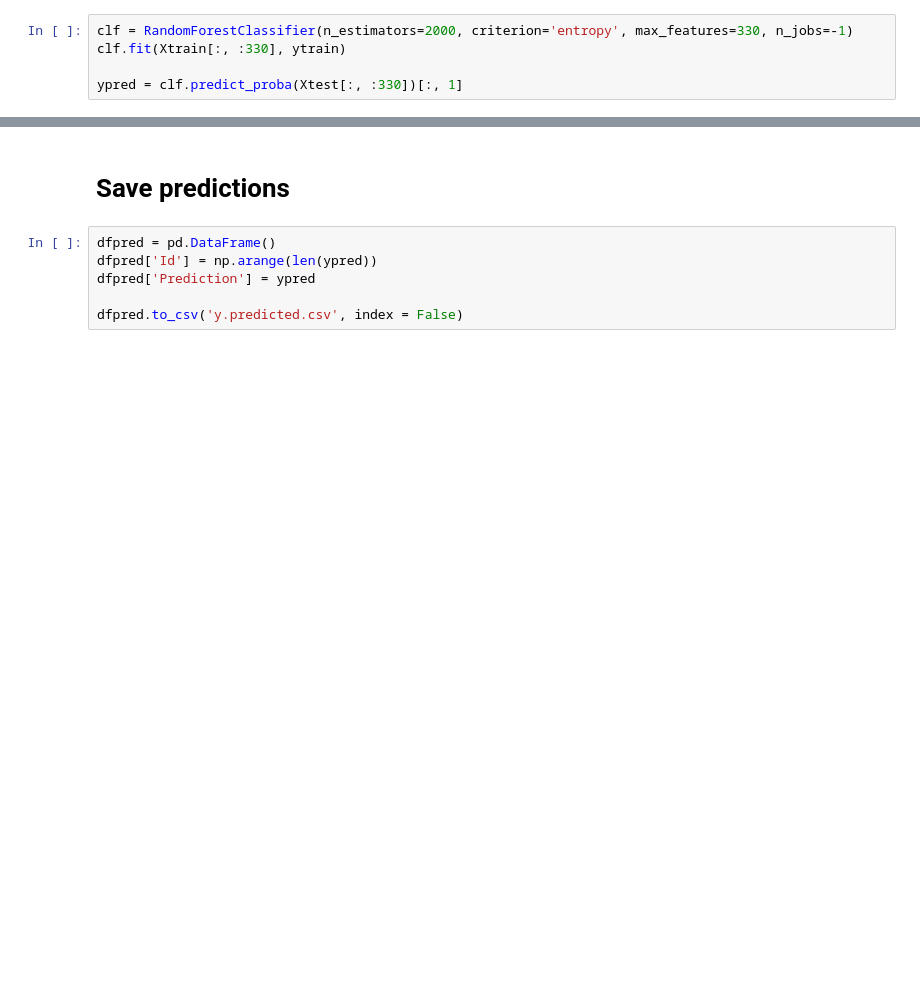
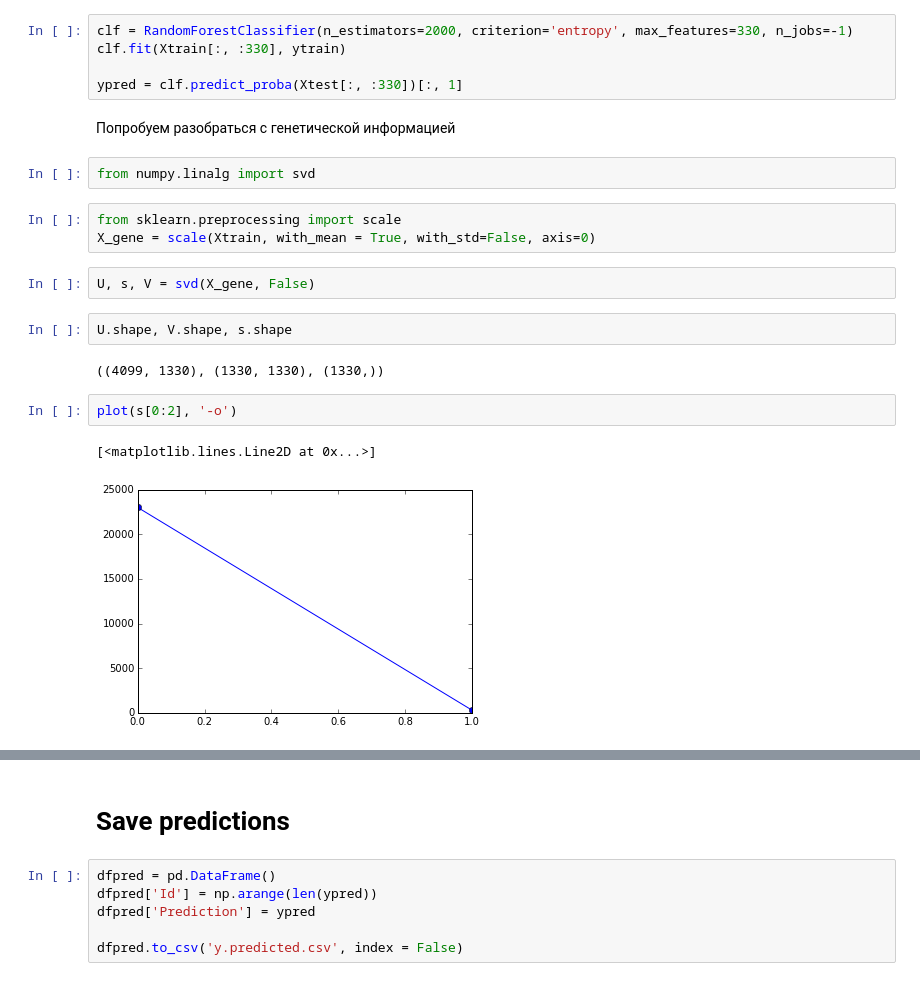
Before and after one commit to alexsyrom/SHAD_ML_KAGGLE_2, a Jupyter notebook: solution.ipynb, the cells around one changed output, grey strips where cells are left out. Drawn from its saved outputs; the diff is of its cells as text; blank space fills up the shorter version.

```diff
--- a/solution.ipynb
+++ b/solution.ipynb
@@ -120,3 +108,21 @@ clf = RandomForestClassifier(n_estimators=2000, criterion='entropy', max_feature
 clf.fit(Xtrain[:, :330], ytrain)
 
 ypred = clf.predict_proba(Xtest[:, :330])[:, 1]
+# %% [markdown]
+Попробуем разобраться с генетической информацией
+# %%
+from numpy.linalg import svd
+# %%
+from sklearn.preprocessing import scale
+X_gene = scale(Xtrain, with_mean = True, with_std=False, axis=0)
+# %%
+U, s, V = svd(X_gene, False)
+# %%
+U.shape, V.shape, s.shape
+# %% [output]
+((4099, 1330), (1330, 1330), (1330,))
+# %%
+plot(s[0:2], '-o')
+# %% [output]
+[<matplotlib.lines.Line2D at 0x...>]
+[figure, added]
```
Also changed, not shown: parts of 11 cells of this notebook, 1 other file.
